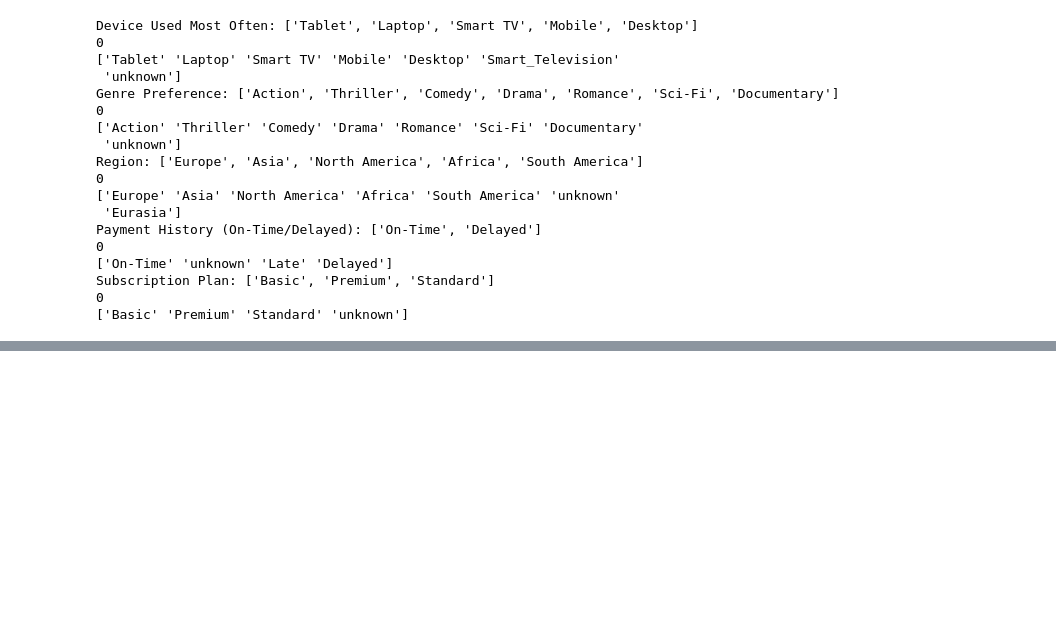
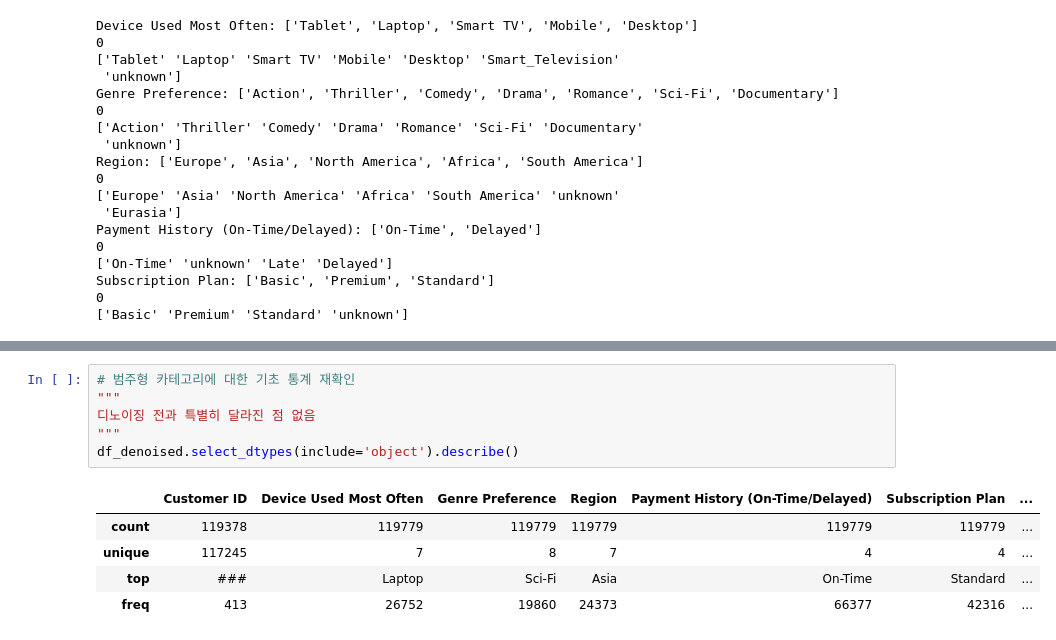
Before and after one commit to SKNetworks-AI19-250818/SKN19_2ND_3TEAM, a Jupyter notebook: EDA/EDA_bsj.ipynb, the cells around one changed output, grey strips where cells are left out. Drawn from its saved outputs; the diff is of its cells as text; blank space fills up the shorter version.

```diff
--- a/EDA/EDA_bsj.ipynb
+++ b/EDA/EDA_bsj.ipynb
@@ -337,0 +378,12 @@ df.to_csv('./data/netflix_userdata_denoised.csv', index=False)
+# %%
+# 범주형 카테고리에 대한 기초 통계 재확인
+"""
+디노이징 전과 특별히 달라진 점 없음
+"""
+df_denoised.select_dtypes(include='object').describe()
+# %% [output]
+|  | Customer ID | Device Used Most Often | Genre Preference | Region | Payment History (On-Time/Delayed) | Subscription Plan | ... |
+| count | 119378 | 119779 | 119779 | 119779 | 119779 | 119779 | ... |
+| unique | 117245 | 7 | 8 | 7 | 4 | 4 | ... |
+| top | ### | Laptop | Sci-Fi | Asia | On-Time | Standard | ... |
+| freq | 413 | 26752 | 19860 | 24373 | 66377 | 42316 | ... |
```
Also changed, not shown: parts of 15 cells of this notebook.
